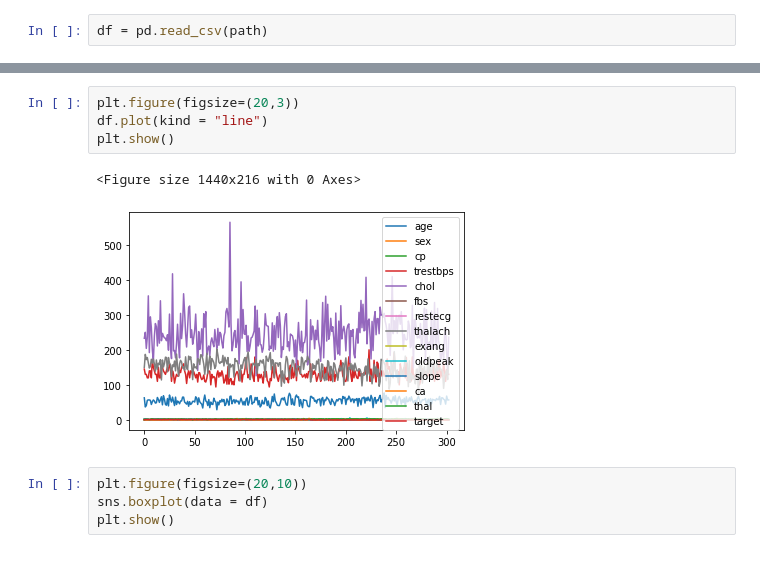
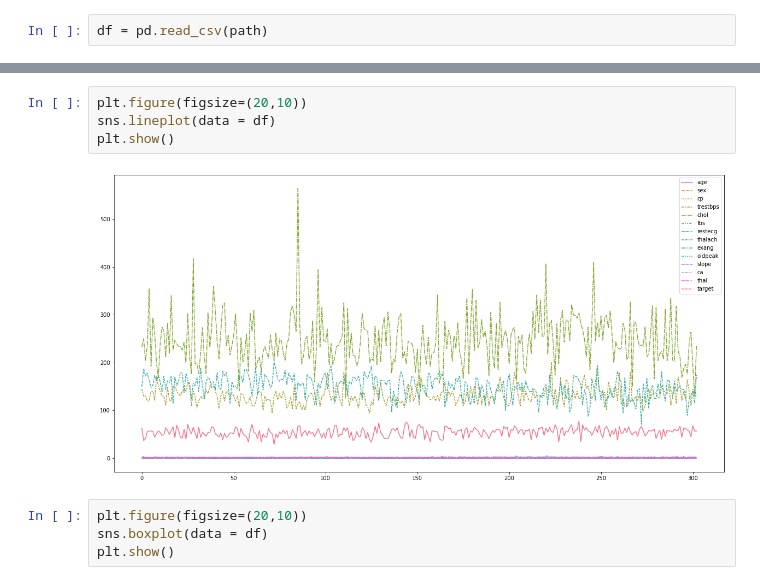
Before and after one commit to anikethmuthyala/machine-learning-leeds, a Jupyter notebook: Leeds.ipynb, the cells around one changed output, grey strips where cells are left out. Saved outputs shown, nothing was run; the diff lists cells and outputs as text.

```diff
--- a/Leeds.ipynb
+++ b/Leeds.ipynb
@@ -59,12 +82,11 @@ thal        0
 target      0
 dtype: int64
 # %%
-plt.figure(figsize=(20,3))
-df.plot(kind = "line")
+plt.figure(figsize=(20,10))
+sns.lineplot(data = df)
 plt.show()
 # %% [output]
-<Figure size 1440x216 with 0 Axes>
-[figure, old version]
+[figure, new version]
 # %%
 plt.figure(figsize=(20,10))
 sns.boxplot(data = df)
```
Also changed, not shown: parts of 29 cells of this notebook.
